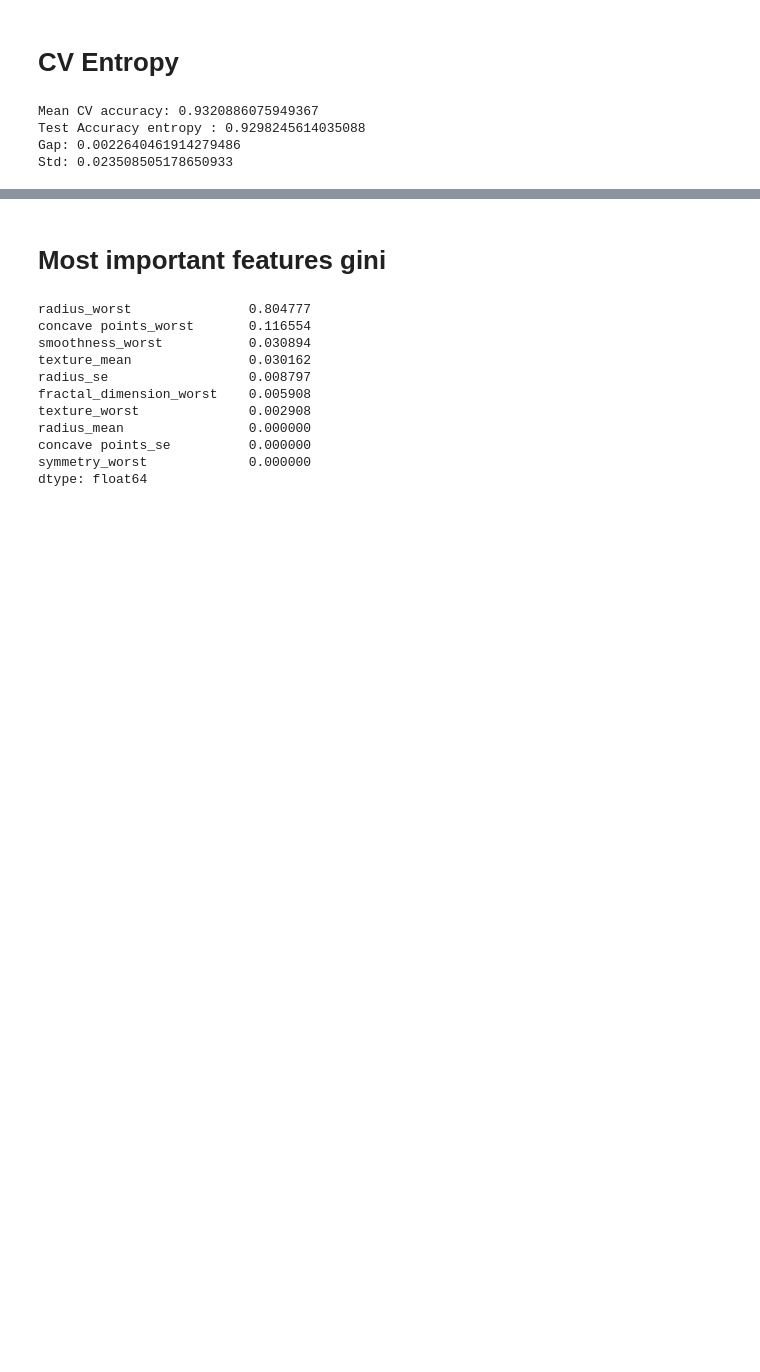
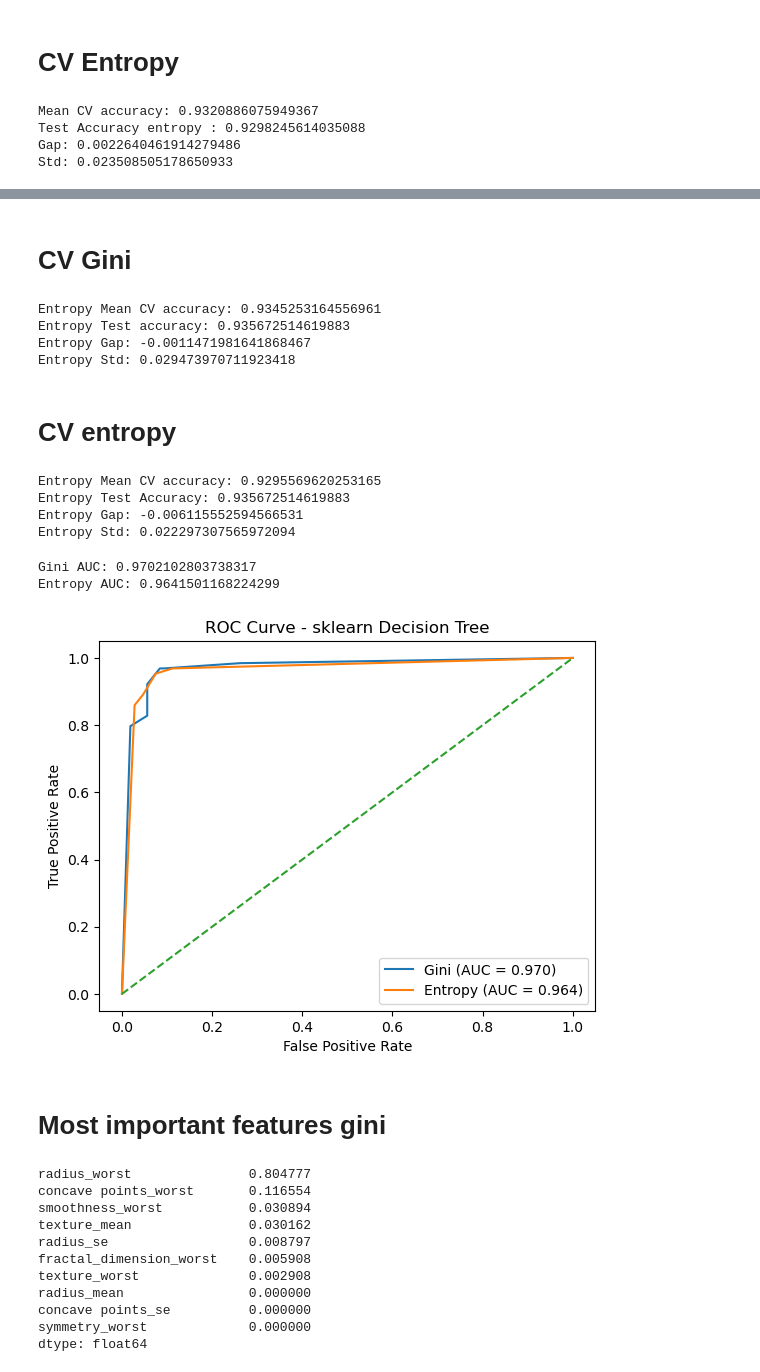
Before and after one commit to Ji980420/Project-ML_VU, a Jupyter notebook: breastCancerData.ipynb, the cells around one changed output, grey strips where cells are left out. Saved outputs shown, nothing was run; the diff lists cells and outputs as text; code cells hidden in the pictures; blank space fills up the shorter version.

```diff
--- a/breastCancerData.ipynb
+++ b/breastCancerData.ipynb
@@ -253,3 +297,65 @@ plt.show()
+# %% [markdown]
+# CV Gini
+# %%
+scores_gini = cross_val_score(clf_gini, X_train, y_train, cv=cv, scoring="accuracy")
+
+print("Entropy Mean CV accuracy:", scores_gini.mean())
+print("Entropy Test accuracy:", clf_gini.score(X_test, y_test))
+print("Entropy Gap:", scores_gini.mean() - clf_gini.score(X_test, y_test))
+print("Entropy Std:", scores_gini.std())
+# %% [output]
+Entropy Mean CV accuracy: 0.9345253164556961
+Entropy Test accuracy: 0.935672514619883
+Entropy Gap: -0.0011471981641868467
+Entropy Std: 0.029473970711923418
+# %% [markdown]
+# CV entropy
+# %%
+scores_entropy = cross_val_score(clf_entropy, X_train, y_train, cv=cv, scoring="accuracy")
+
+print("Entropy Mean CV accuracy:", scores_entropy.mean())
+print("Entropy Test Accuracy:", clf_entropy.score(X_test, y_test))
+print("Entropy Gap:", scores_entropy.mean() - clf_entropy.score(X_test, y_test))
+print("Entropy Std:", scores_entropy.std())
+# %% [output]
+Entropy Mean CV accuracy: 0.9295569620253165
+Entropy Test Accuracy: 0.935672514619883
+Entropy Gap: -0.006115552594566531
+Entropy Std: 0.022297307565972094
+# %%
+# --- Gini ---
+y_proba_gini = clf_gini.predict_proba(X_test)[:, 1]
+fpr_gini, tpr_gini, _ = roc_curve(y_test, y_proba_gini)
+auc_gini = auc(fpr_gini, tpr_gini)
+
+print("Gini AUC:", auc_gini)
+
+# --- Entropy ---
+y_proba_entropy = clf_entropy.predict_proba(X_test)[:, 1]
+fpr_entropy, tpr_entropy, _ = roc_curve(y_test, y_proba_entropy)
+auc_entropy = auc(fpr_entropy, tpr_entropy)
+
+print("Entropy AUC:", auc_entropy)
+
+# --- Plot both ---
+plt.figure()
+
+plt.plot(fpr_gini, tpr_gini, label=f"Gini (AUC = {auc_gini:.3f})")
+plt.plot(fpr_entropy, tpr_entropy, label=f"Entropy (AUC = {auc_entropy:.3f})")
+
+# baseline
+plt.plot([0, 1], [0, 1], linestyle="--")
+
+plt.xlabel("False Positive Rate")
+plt.ylabel("True Positive Rate")
+plt.title("ROC Curve - sklearn Decision Tree")
+plt.legend()
+
+plt.show()
+# %% [output]
+Gini AUC: 0.9702102803738317
+Entropy AUC: 0.9641501168224299
+[figure, added]
 # %% [markdown]
 # Most important features gini
 # %%
```
Also changed, not shown: parts of 27 cells of this notebook.
